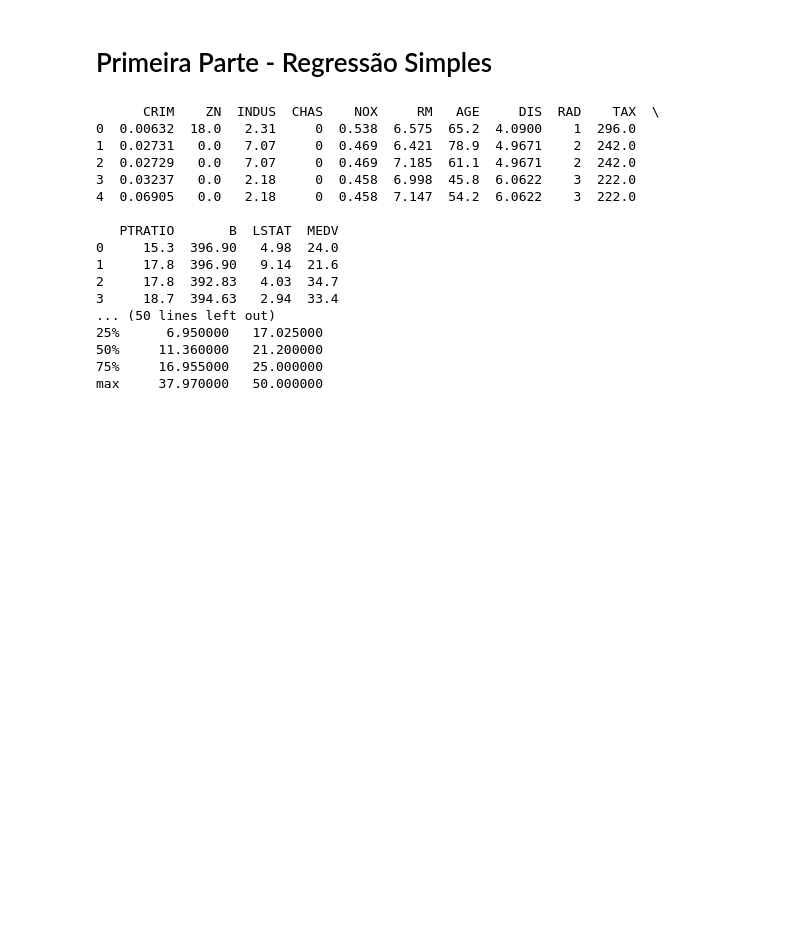
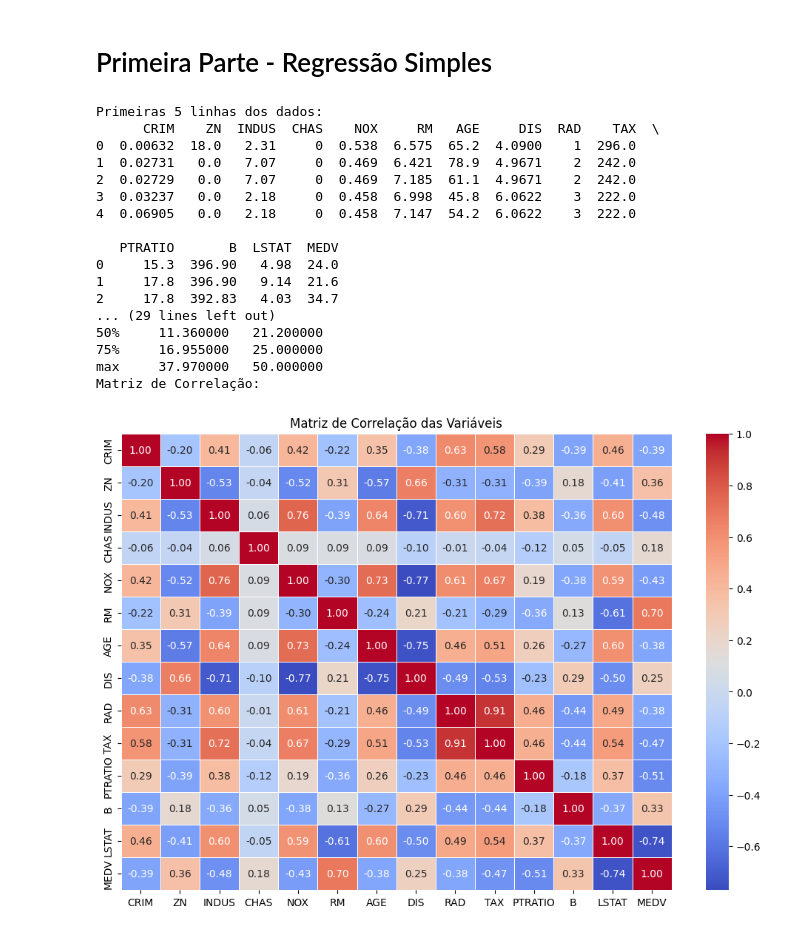
Before and after one commit to humbertomcar/AI-Activity-2, a Jupyter notebook: primeira_parte.ipynb, the cells around one changed output. Cells and saved outputs as stored; diff of their text form; code cells hidden in the pictures; blank space fills up the shorter version.

```diff
--- a/primeira_parte.ipynb
+++ b/primeira_parte.ipynb
@@ -4,42 +4,61 @@
 # Importar bibliotecas necessárias
 import numpy as np
 import pandas as pd
+import matplotlib.pyplot as plt
 from sklearn.model_selection import train_test_split
 from sklearn.linear_model import LinearRegression
 from sklearn.metrics import mean_squared_error, mean_absolute_error
-import tensorflow as tf
-from tensorflow.python.keras.models import Sequential
-from tensorflow.python.keras.layers import Dense
+from tensorflow.keras.models import Sequential
+from tensorflow.keras.layers import Dense
+import matplotlib.pyplot as plt
+import seaborn as sns
 
 # Carregar a base de dados
 url = "https://raw.githubusercontent.com/jbrownlee/Datasets/master/housing.csv"
 column_names = ["CRIM", "ZN", "INDUS", "CHAS", "NOX", "RM", "AGE", "DIS", "RAD", "TAX", "PTRATIO", "B", "LSTAT", "MEDV"]
 data = pd.read_csv(url, header=None, delim_whitespace=False, names=column_names)
 
-
-print(data.head())
-
-print(f'informações gerais sobre a tabela a ser analisada:\n {data.info()}')
+print(f"Primeiras 5 linhas dos dados:\n{data.head()}")
 
 print(f'Descrição da tabela a ser analisada:\n {data.describe()}')
 
-X = data[['RM']].values  # Escolha RM como variável preditora
-y = data['MEDV'].values  # Preço médio como variável alvo
+print("Matriz de Correlação:")
+correlation_matrix = data.corr()
+plt.figure(figsize=(12, 8))
+sns.heatmap(correlation_matrix, annot=True, cmap='coolwarm', fmt=".2f", linewidths=0.5)
+plt.title("Matriz de Correlação das Variáveis")
+plt.show()
+
+# Etapa 2: Seleção de variável preditora e alvo
+X = data[['NOX']].values  # Variável preditora
+y = data['MEDV'].values  # Variável alvo
+
+
+# gráfico de relação entre Poluíção (Concentração de Óxido Nitroso) x Valor Médio
+sns.regplot(x=X, y=y, data=data, scatter_kws={'alpha':0.6}, line_kws={'color':'red'})
+plt.title('Relação Entre Poluição do Ar e Valor Médio')
+plt.xlabel('Concentração de Óxido Nitroso em 10mi (NOX)')
+plt.ylabel('Valor Médio (MEDV)')
+plt.show()
+
+# Dividir os dados em treinamento e teste
+X_train, X_test, y_train, y_test = train_test_split(X, y, test_size=0.2, random_state=42)
 # %% [output]
+Primeiras 5 linhas dos dados:
       CRIM    ZN  INDUS  CHAS    NOX     RM   AGE     DIS  RAD    TAX  \
 0  0.00632  18.0   2.31     0  0.538  6.575  65.2  4.0900    1  296.0
 1  0.02731   0.0   7.07     0  0.469  6.421  78.9  4.9671    2  242.0
 2  0.02729   0.0   7.07     0  0.469  7.185  61.1  4.9671    2  242.0
 3  0.03237   0.0   2.18     0  0.458  6.998  45.8  6.0622    3  222.0
 4  0.06905   0.0   2.18     0  0.458  7.147  54.2  6.0622    3  222.0
 
    PTRATIO       B  LSTAT  MEDV
 0     15.3  396.90   4.98  24.0
 1     17.8  396.90   9.14  21.6
 2     17.8  392.83   4.03  34.7
-3     18.7  394.63   2.94  33.4
-... (50 lines left out)
-25%      6.950000   17.025000
+... (29 lines left out)
 50%     11.360000   21.200000
 75%     16.955000   25.000000
 max     37.970000   50.000000
+Matriz de Correlação:
+[figure, added]
```
Also changed, not shown: parts of 7 cells of this notebook.
